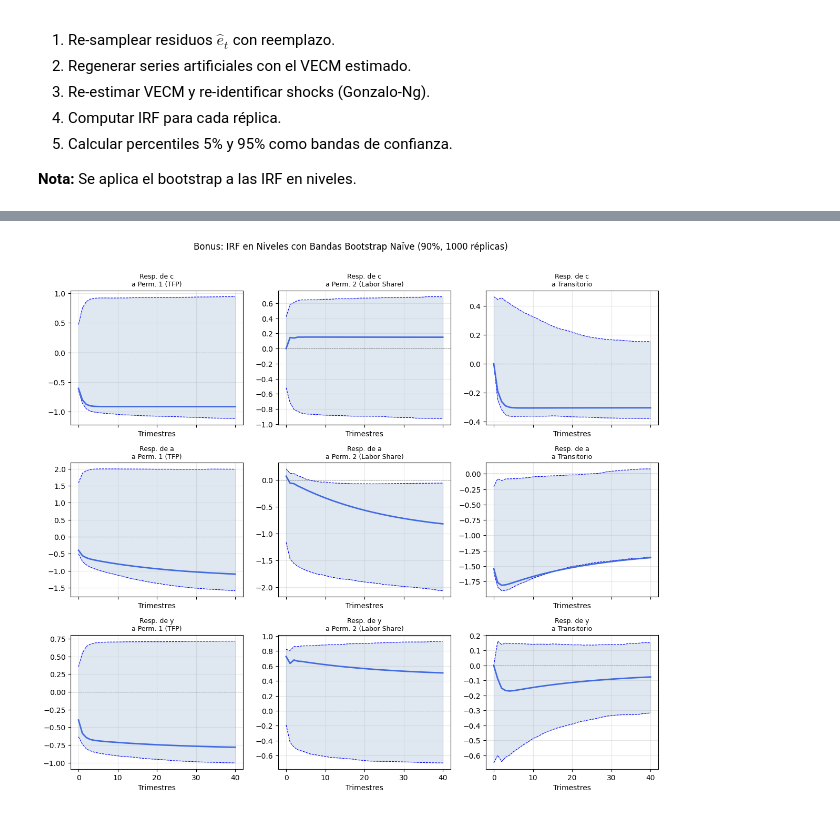
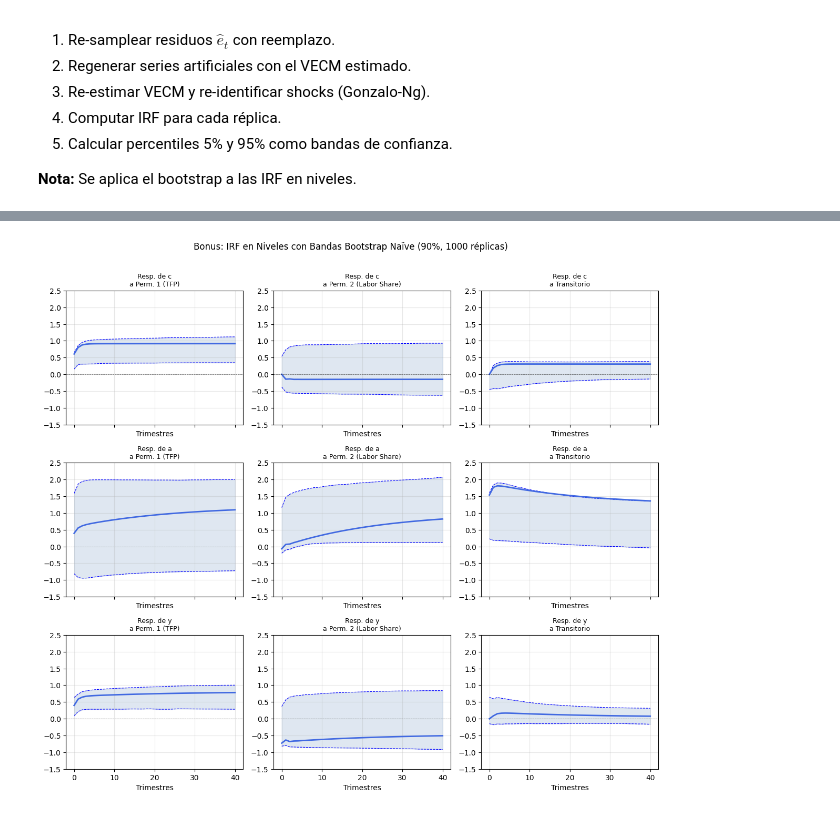
Before and after one commit to DavidGuzzi/MECMT15-98, a Jupyter notebook: Ejercicio1_ShocksAndCrashes.ipynb, the cells around one changed output, grey strips where cells are left out. Saved outputs shown, nothing was run; the diff lists cells and outputs as text; code cells hidden in the pictures.

```diff
--- a/Ejercicio1_ShocksAndCrashes.ipynb
+++ b/Ejercicio1_ShocksAndCrashes.ipynb
@@ -585,17 +584,25 @@ con $A_1 = I + \gamma\alpha' + \Gamma$, $A_2 = -\Gamma$.
 $IR^{\Delta x}_h = IR^{x}_h - IR^{x}_{h-1}$
 # %%
 # =====================================================
-# INCISO 5: IRF en diferencias
+# INCISO 5: IRF EN DIFERENCIAS
 # =====================================================
 nperiods = 41
 irf_levels, irf_diff = compute_irf_vecm(
     Gamma, gamma, alpha_a, alpha_y, G, H, nperiods=nperiods)
 
-# var_names and shock_names defined above
+# Convención de signo consistente con Inciso 3 (P1→c LR>0, P2→a LR>0, T→a impacto>0)
+_sign_refs = [irf_levels[40, 0, 0],
+              irf_levels[40, 1, 1],
+              irf_levels[0,  1, 2]]
+for _s in range(3):
+    if _sign_refs[_s] < 0:
+        irf_levels[:, :, _s] *= -1
+        irf_diff[:, :, _s]   *= -1
+
 diff_var_names = ['Δc', 'Δa', 'Δy']
 
-plot_irf(irf_diff, diff_var_names, shock_names,
-         title='Inciso 5: IRF de Variables en Diferencias a Shocks Estructurales\n'
-               '(respuesta de Δc, Δa, Δy a cada shock)',
-         scale=100)
+plot_irf_byshock(irf_diff, diff_var_names, shock_names,
+                 title='Inciso 5: IRF en Diferencias — Respuesta por Shock\n'
+                       '(líneas: c / a / y)',
+                 scale=100)
 # %% [output]
@@ -652,67 +660,63 @@ Siguiendo la metodología del curso (Blanchard-Quah class):
 **Nota:** Se aplica el bootstrap a las IRF en niveles.
 # %%
 # =====================================================
-# BONUS: NAIVE BOOTSTRAP
+# BONUS: BOOTSTRAP NAÏVE
 # =====================================================
 
 def bootstrap_confidence_bands(c, a, y, cayt, v_vec, gamma, Gamma, resid,
                                 alpha_a, alpha_y, ndraws=500, nperiods=41,
                                 confidence=90):
     """
-    Naive bootstrap for VECM impulse responses.
-    Re-samples residuals, regenerates artificial data, re-estimates VECM
-    and Gonzalo-Ng identification, then collects IRF draws.
+    Bootstrap naïve para impulso-respuestas del VECM.
+    Re-muestrea residuos, regenera datos artificiales, re-estima VECM
+    y la identificación de Gonzalo-Ng, y acumula réplicas de IRF.
     """
-    print(f"Naive bootstrap: {ndraws} draws, {confidence}% confidence bands...")
+    print(f"Bootstrap naïve: {ndraws} réplicas, bandas de {confidence}% confianza...")
     n       = 3
     T       = len(c)
     T_eff   = resid.shape[1]
-    data    = np.array([c, a, y])   # (3, T)
+    data    = np.array([c, a, y])
 
     irf_levels_draws = np.zeros((nperiods, n, n, ndraws))
 
     for draw in range(ndraws):
         if draw % 100 == 0:
-            print(f"  Draw {draw}/{ndraws}")
+            print(f"  Réplica {draw}/{ndraws}")
 
-        # Bootstrap residuals
         idx    = np.random.randint(0, T_eff, T_eff)
-        u_boot = resid[:, idx]   # (3, T_eff)
+        u_boot = resid[:, idx]
 
-        # Regenerate artificial data from VECM
-        # data_boot[:,t] = x_t  (3, T)
         data_boot = np.zeros((n, T))
-        data_boot[:, :2] = data[:, :2]   # keep first 2 obs as initial values
+        data_boot[:, :2] = data[:, :2]
 
         for t in range(2, T):
-            # cay_{t-1} using the boot cointegrating relation
             cay_lag_boot = (data_boot[0, t-1]
                             - alpha_a * data_boot[1, t-1]
                             - alpha_y * data_boot[2, t-1])
-            dx_lag = data_boot[:, t-1] - data_boot[:, t-2]   # Dx_{t-1}
-            # VECM: x_t = x_{t-1} + v + gamma*cay_{t-1} + Gamma*Dx_{t-1} + u_boot
+            dx_lag = data_boot[:, t-1] - data_boot[:, t-2]
             dx_t = (v_vec
                     + gamma * cay_lag_boot
                     + Gamma @ dx_lag
                     + u_boot[:, t-2])
             data_boot[:, t] = data_boot[:, t-1] + dx_t
 
-        # Re-estimate VECM on artificial data
         c_b, a_b, y_b = data_boot[0], data_boot[1], data_boot[2]
-
-        # Reconstruct cay for boot data using original alpha
         cayt_boot = c_b - alpha_a * a_b - alpha_y * y_b
 
         try:
-            v_b, gamma_b, Gamma_b, Omega_b, resid_b = estimate_vecm(
+            v_b, gamma_b, Gamma_b, Omega_b, resid_b, _, _ = estimate_vecm(
                 c_b, a_b, y_b, cayt_boot)
             G_b, H_b, H_inv_b, G_inv_b, eta_b = gonzalo_ng_identification(
                 gamma_b, alpha_a, alpha_y, resid_b, Omega_b)
             irf_lev_b, _ = compute_irf_vecm(
                 Gamma_b, gamma_b, alpha_a, alpha_y, G_b, H_b, nperiods=nperiods)
+            # Convención de signo consistente con estimación principal
+            _sr = [irf_lev_b[40, 0, 0], irf_lev_b[40, 1, 1], irf_lev_b[0, 1, 2]]
+            for _s in range(3):
+                if _sr[_s] < 0:
+                    irf_lev_b[:, :, _s] *= -1
             irf_levels_draws[:, :, :, draw] = irf_lev_b
         except Exception:
-            # If identification fails, use last successful draw
             if draw > 0:
                 irf_levels_draws[:, :, :, draw] = irf_levels_draws[:, :, :, draw-1]
 
@@ -723,7 +727,7 @@ def bootstrap_confidence_bands(c, a, y, cayt, v_vec, gamma, Gamma, resid,
     return lower, upper
 
 
-# Run bootstrap with 1000 draws for final results
+# Bootstrap con 1000 réplicas para resultados finales
 NDRAWS = 1000
 
 lower_boot, upper_boot = bootstrap_confidence_bands(
@@ -732,7 +736,10 @@ lower_boot, upper_boot = bootstrap_confidence_bands(
     ndraws=NDRAWS, nperiods=nperiods, confidence=90
 )
 
+# Grid 3×3 (variable × shock): cada panel muestra una sola IRF + banda 90%
+# Mismo rango de eje y que Inciso 6 para comparación directa
 plot_irf(irf_levels, var_names, shock_names,
          title=f'Bonus: IRF en Niveles con Bandas Bootstrap Naïve (90%, {NDRAWS} réplicas)',
-         lower=lower_boot, upper=upper_boot, scale=100)
+         lower=lower_boot, upper=upper_boot, scale=100,
+         ylim=(-1.5, 2.5))
 # %% [output]
@@ -750 +757 @@ Naive bootstrap: 1000 draws, 90% confidence bands...
-[figure, old version]
+[figure, new version]
```
Also changed, not shown: parts of 10 cells of this notebook.
